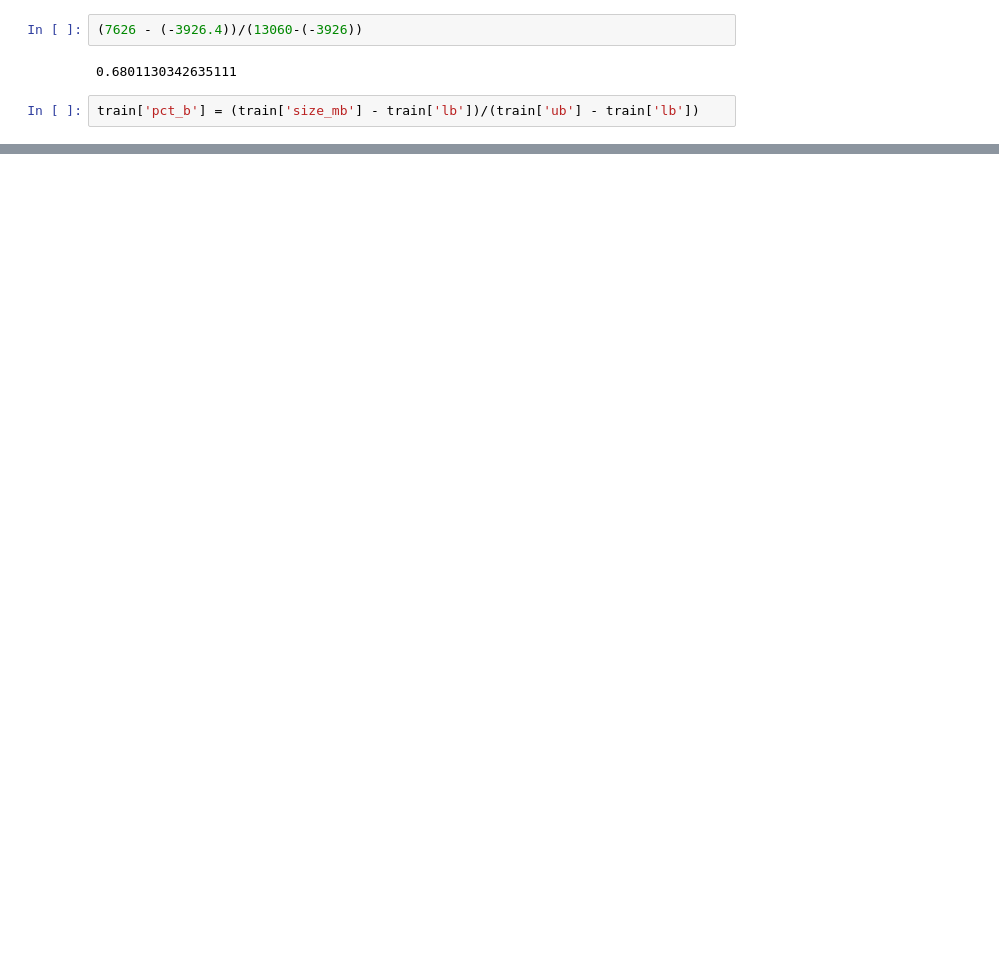
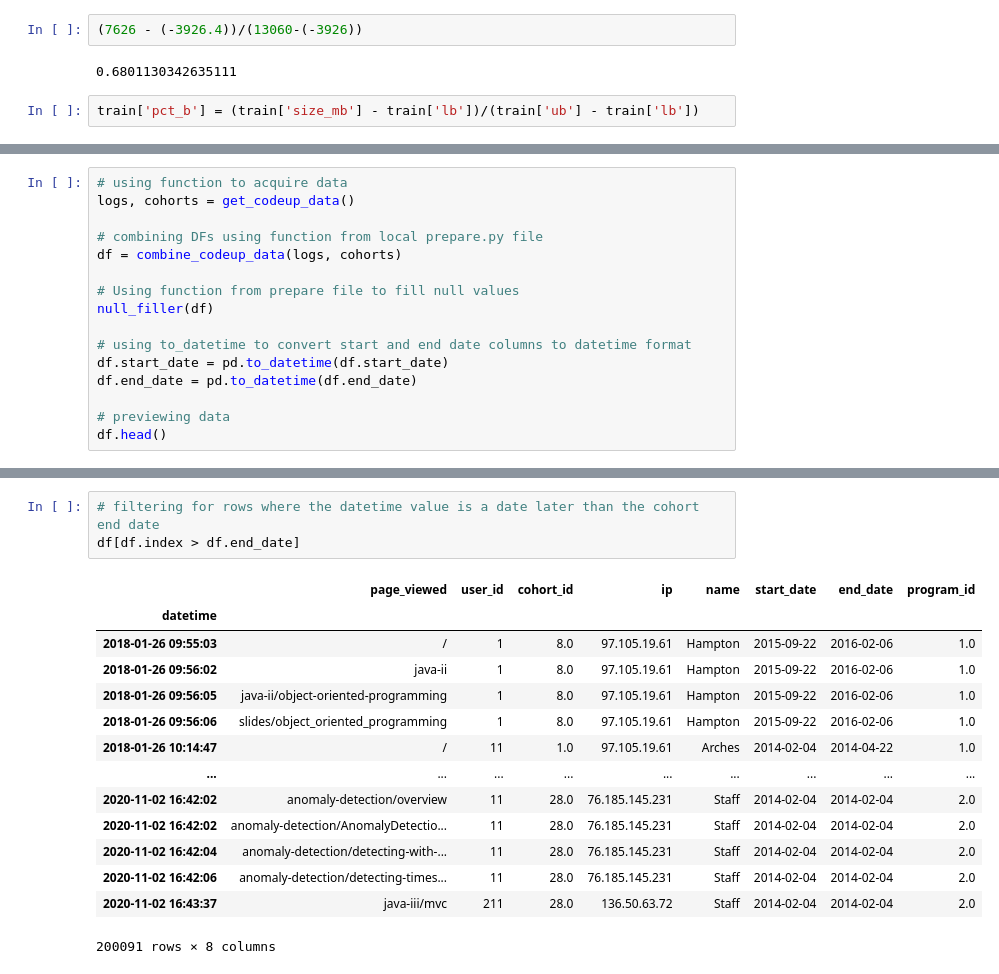
Before and after one commit to SamuelD-Data/anomaly-detection-exercises, a Jupyter notebook: time_series_anomaly_detection.ipynb, the cells around one changed output, grey strips where cells are left out. Saved outputs shown, nothing was run; the diff lists cells and outputs as text; blank space fills up the shorter version.

```diff
--- a/time_series_anomaly_detection.ipynb
+++ b/time_series_anomaly_detection.ipynb
@@ -514,0 +466,16 @@ Int64Index([ 9,  9,  9,  9,  9,  9,  9,  9,  9,  9,
+# %%
+# using function to acquire data
+logs, cohorts = get_codeup_data()
+
+# combining DFs using function from local prepare.py file
+df = combine_codeup_data(logs, cohorts)
+
+# Using function from prepare file to fill null values
+null_filler(df)
+
+# using to_datetime to convert start and end date columns to datetime format
+df.start_date = pd.to_datetime(df.start_date)
+df.end_date = pd.to_datetime(df.end_date)
+
+# previewing data
+df.head()
@@ -514,0 +490,18 @@ Int64Index([ 9,  9,  9,  9,  9,  9,  9,  9,  9,  9,
+# %%
+# filtering for rows where the datetime value is a date later than the cohort end date
+df[df.index > df.end_date]
+# %% [output]
+|  | page_viewed | user_id | cohort_id | ip | name | start_date | end_date | program_id |
+| datetime |  |  |  |  |  |  |  |  |
+| 2018-01-26 09:55:03 | / | 1 | 8.0 | 97.105.19.61 | Hampton | 2015-09-22 | 2016-02-06 | 1.0 |
+| 2018-01-26 09:56:02 | java-ii | 1 | 8.0 | 97.105.19.61 | Hampton | 2015-09-22 | 2016-02-06 | 1.0 |
+| 2018-01-26 09:56:05 | java-ii/object-oriented-programming | 1 | 8.0 | 97.105.19.61 | Hampton | 2015-09-22 | 2016-02-06 | 1.0 |
+| 2018-01-26 09:56:06 | slides/object_oriented_programming | 1 | 8.0 | 97.105.19.61 | Hampton | 2015-09-22 | 2016-02-06 | 1.0 |
+| 2018-01-26 10:14:47 | / | 11 | 1.0 | 97.105.19.61 | Arches | 2014-02-04 | 2014-04-22 | 1.0 |
+| ... | ... | ... | ... | ... | ... | ... | ... | ... |
+| 2020-11-02 16:42:02 | anomaly-detection/overview | 11 | 28.0 | 76.185.145.231 | Staff | 2014-02-04 | 2014-02-04 | 2.0 |
+| 2020-11-02 16:42:02 | anomaly-detection/AnomalyDetectio... | 11 | 28.0 | 76.185.145.231 | Staff | 2014-02-04 | 2014-02-04 | 2.0 |
+| 2020-11-02 16:42:04 | anomaly-detection/detecting-with-... | 11 | 28.0 | 76.185.145.231 | Staff | 2014-02-04 | 2014-02-04 | 2.0 |
+| 2020-11-02 16:42:06 | anomaly-detection/detecting-times... | 11 | 28.0 | 76.185.145.231 | Staff | 2014-02-04 | 2014-02-04 | 2.0 |
+| 2020-11-02 16:43:37 | java-iii/mvc | 211 | 28.0 | 136.50.63.72 | Staff | 2014-02-04 | 2014-02-04 | 2.0 |
+200091 rows × 8 columns
```
Also changed, not shown: parts of 33 cells of this notebook.
